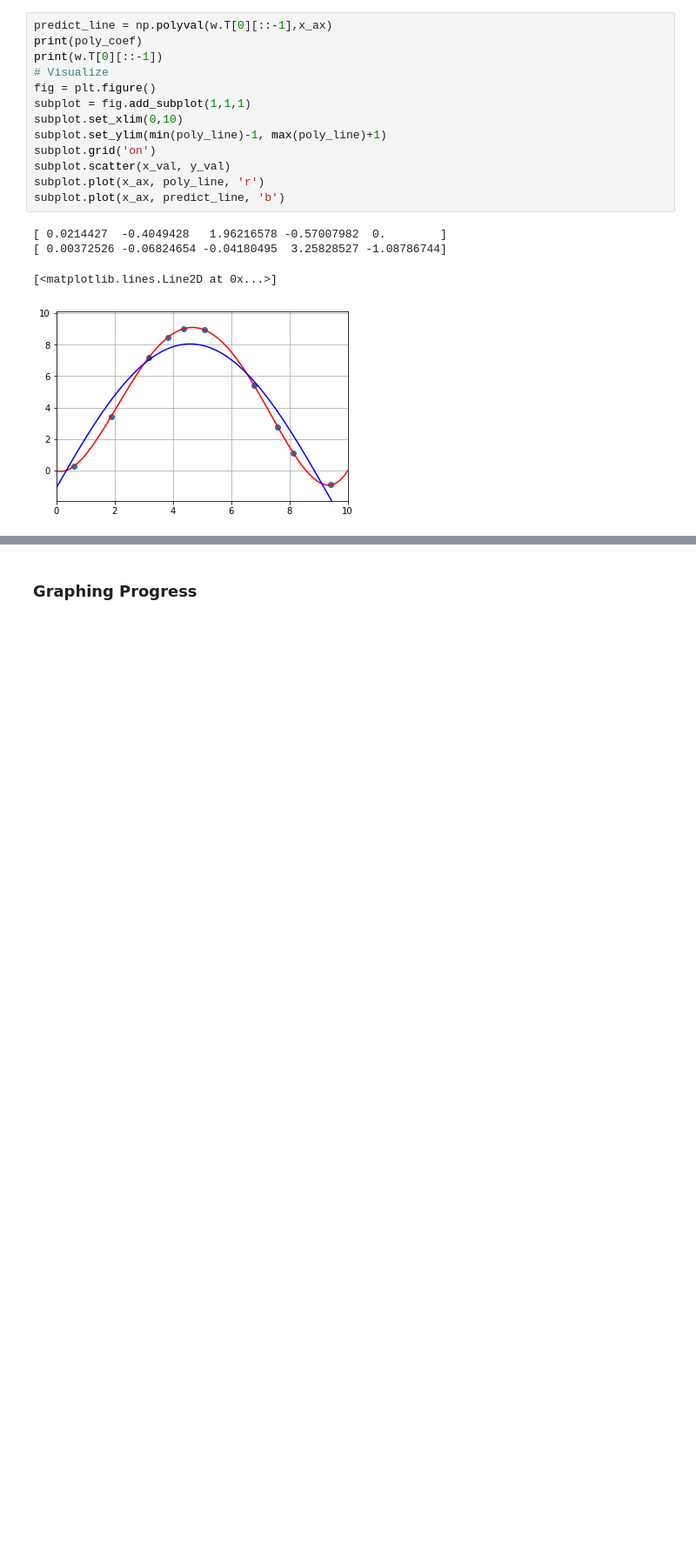
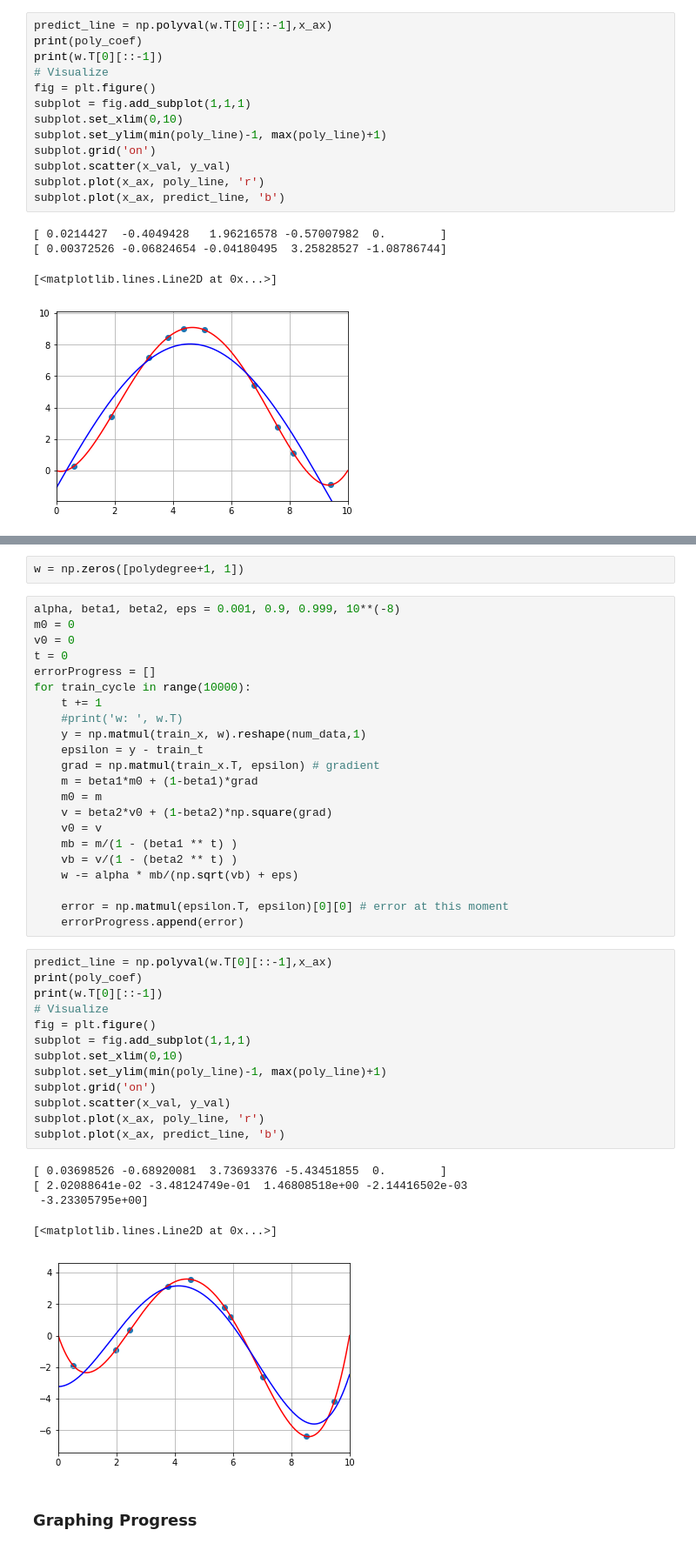
Before and after one commit to skim0119/DeepLearning_Notes, a Jupyter notebook: unclassified/Gradient Descent Implementation.ipynb, the cells around one changed output, grey strips where cells are left out. Shown at 87% size. Drawn from its saved outputs; the diff is of its cells as text; blank space fills up the shorter version.

```diff
--- a/unclassified/Gradient Descent Implementation.ipynb
+++ b/unclassified/Gradient Descent Implementation.ipynb
@@ -121,2 +146,45 @@ subplot.plot(x_ax, predict_line, 'b')
+# %%
+w = np.zeros([polydegree+1, 1])
+# %%
+alpha, beta1, beta2, eps = 0.001, 0.9, 0.999, 10**(-8)
+m0 = 0
+v0 = 0
+t = 0
+errorProgress = []
+for train_cycle in range(10000):
+    t += 1
+    #print('w: ', w.T)
+    y = np.matmul(train_x, w).reshape(num_data,1)
+    epsilon = y - train_t
+    grad = np.matmul(train_x.T, epsilon) # gradient
+    m = beta1*m0 + (1-beta1)*grad
+    m0 = m
+    v = beta2*v0 + (1-beta2)*np.square(grad)
+    v0 = v
+    mb = m/(1 - (beta1 ** t) )
+    vb = v/(1 - (beta2 ** t) )
+    w -= alpha * mb/(np.sqrt(vb) + eps)
+
+    error = np.matmul(epsilon.T, epsilon)[0][0] # error at this moment
+    errorProgress.append(error)
+# %%
+predict_line = np.polyval(w.T[0][::-1],x_ax)
+print(poly_coef)
+print(w.T[0][::-1])
+# Visualize
+fig = plt.figure()
+subplot = fig.add_subplot(1,1,1)
+subplot.set_xlim(0,10)
+subplot.set_ylim(min(poly_line)-1, max(poly_line)+1)
+subplot.grid('on')
+subplot.scatter(x_val, y_val)
+subplot.plot(x_ax, poly_line, 'r')
+subplot.plot(x_ax, predict_line, 'b')
+# %% [output]
+[ 0.03698526 -0.68920081  3.73693376 -5.43451855  0.        ]
+[ 2.02088641e-02 -3.48124749e-01  1.46808518e+00 -2.14416502e-03
+ -3.23305795e+00]
+[<matplotlib.lines.Line2D at 0x...>]
+[figure, added]
 # %% [markdown]
 ### Graphing Progress
```
Also changed, not shown: parts of 2 cells of this notebook.
